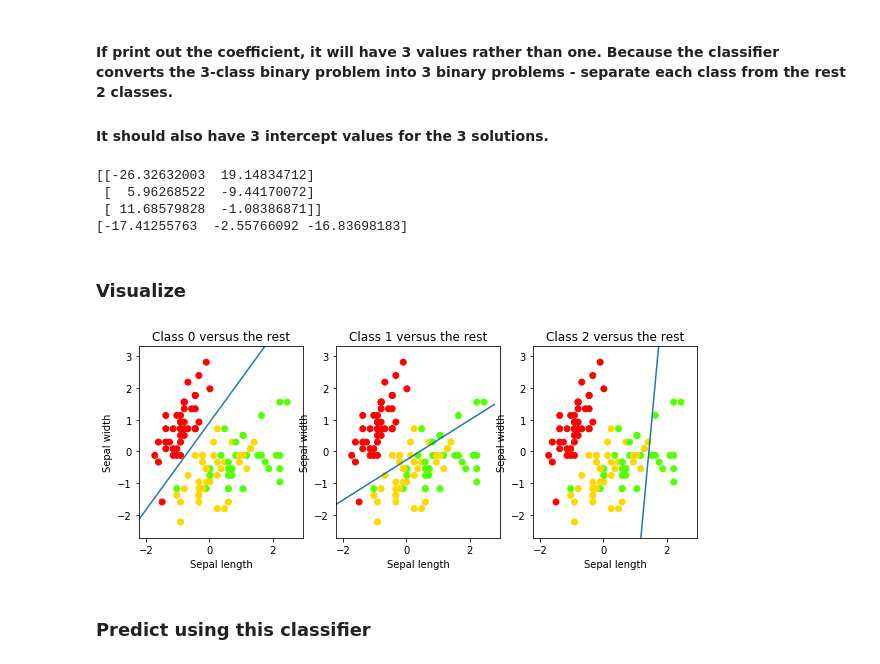
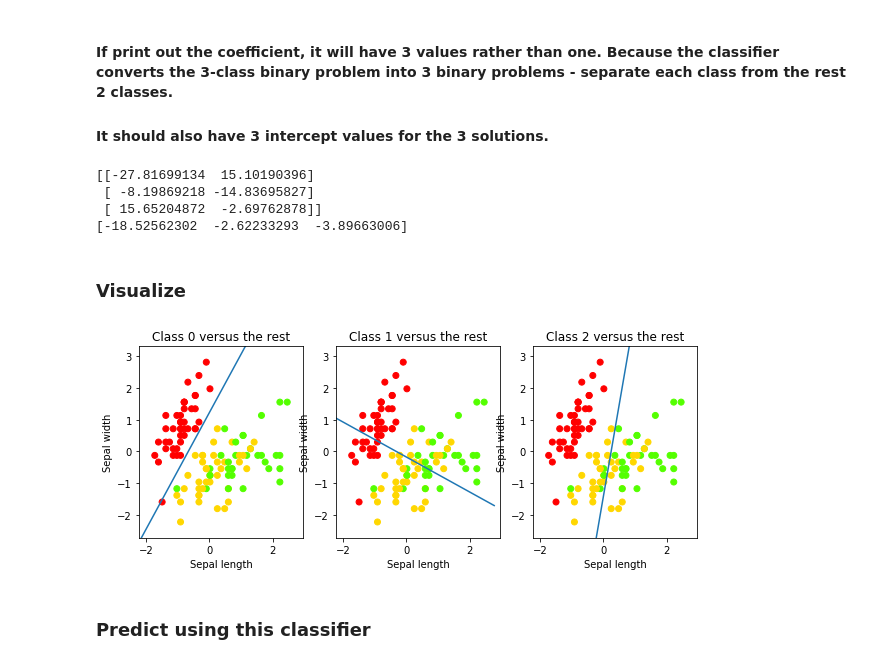
Before and after one commit to ningkko/applied-machine-learning, a Jupyter notebook: implements/MLwSL_Chap1.ipynb, the cells around one changed output. Cells and saved outputs as stored; diff of their text form; code cells hidden in the pictures.

```diff
--- a/implements/MLwSL_Chap1.ipynb
+++ b/implements/MLwSL_Chap1.ipynb
@@ -86,7 +89,7 @@ Text(0, 0.5, 'Sepal width [standardized]')
 # %%
 from sklearn.linear_model import SGDClassifier
 clf=SGDClassifier()
-clf.fit(X_train,y_train)
+clf.fit(X_train_standardized,y_train)
 # %% [output]
 SGDClassifier(alpha=0.0001, average=False, class_weight=None,
        early_stopping=False, epsilon=0.1, eta0=0.0, fit_intercept=True,
@@ -99,33 +102,36 @@ SGDClassifier(alpha=0.0001, average=False, class_weight=None,
 #### It should also have 3 intercept values for the 3 solutions.
 # %%
 print(clf.coef_)
-print (clf.intercept_)
+print(clf.intercept_)
 # %% [output]
-[[-26.32632003  19.14834712]
- [  5.96268522  -9.44170072]
- [ 11.68579828  -1.08386871]]
-[-17.41255763  -2.55766092 -16.83698183]
+[[-27.81699134  15.10190396]
+ [ -8.19869218 -14.83695827]
+ [ 15.65204872  -2.69762878]]
+[-18.52562302  -2.62233293  -3.89663006]
 # %% [markdown]
 ### Visualize
 # %%
-x_min, x_max = X_train[:, 0].min() - .5, X_train[:, 0].max() +.5
-y_min, y_max = X_train[:, 1].min() - .5, X_train[:, 1].max() +.5
-xs = np.arange(x_min, x_max, 0.5)
-fig, axes = plt.subplots(1, 3)
-fig.set_size_inches(10, 6)
-for i in [0, 1, 2]:
-    axes[i].set_aspect('equal')
-    axes[i].set_title('Class '+ str(i) + ' versus the rest')
-    axes[i].set_xlabel('Sepal length')
-    axes[i].set_ylabel('Sepal width')
-    axes[i].set_xlim(x_min, x_max)
-    axes[i].set_ylim(y_min, y_max)
-    plt.sca(axes[i])
-    plt.scatter(X_train[:, 0], X_train[:, 1], c=y_train,cmap=plt.cm.prism)
-    ys = (-clf.intercept_[i] - xs * clf.coef_[i, 0]) / clf.coef_[i, 1]
-    plt.plot(xs, ys)
+def visualize(X_train):
+    x_min, x_max = X_train[:, 0].min() - .5, X_train[:, 0].max() +.5
+    y_min, y_max = X_train[:, 1].min() - .5, X_train[:, 1].max() +.5
+    xs = np.arange(x_min, x_max, 0.5)
+    fig, axes = plt.subplots(1, 3)
+    fig.set_size_inches(10, 6)
+    for i in [0, 1, 2]:
+        axes[i].set_aspect('equal')
+        axes[i].set_title('Class '+ str(i) + ' versus the rest')
+        axes[i].set_xlabel('Sepal length')
+        axes[i].set_ylabel('Sepal width')
+        axes[i].set_xlim(x_min, x_max)
+        axes[i].set_ylim(y_min, y_max)
+        plt.sca(axes[i])
+        plt.scatter(X_train[:, 0], X_train[:, 1], c=y_train,cmap=plt.cm.prism)
+        ys = (-clf.intercept_[i] - xs * clf.coef_[i, 0]) / clf.coef_[i, 1]
+        plt.plot(xs, ys)
-# %% [output]
-[figure, removed]
+# %%
+visualize(X_train_standardized)
+# %% [output]
+[figure, added]
 # %% [markdown]
 ### Predict using this classifier
 # %%
```
Also changed, not shown: parts of 21 cells of this notebook.
